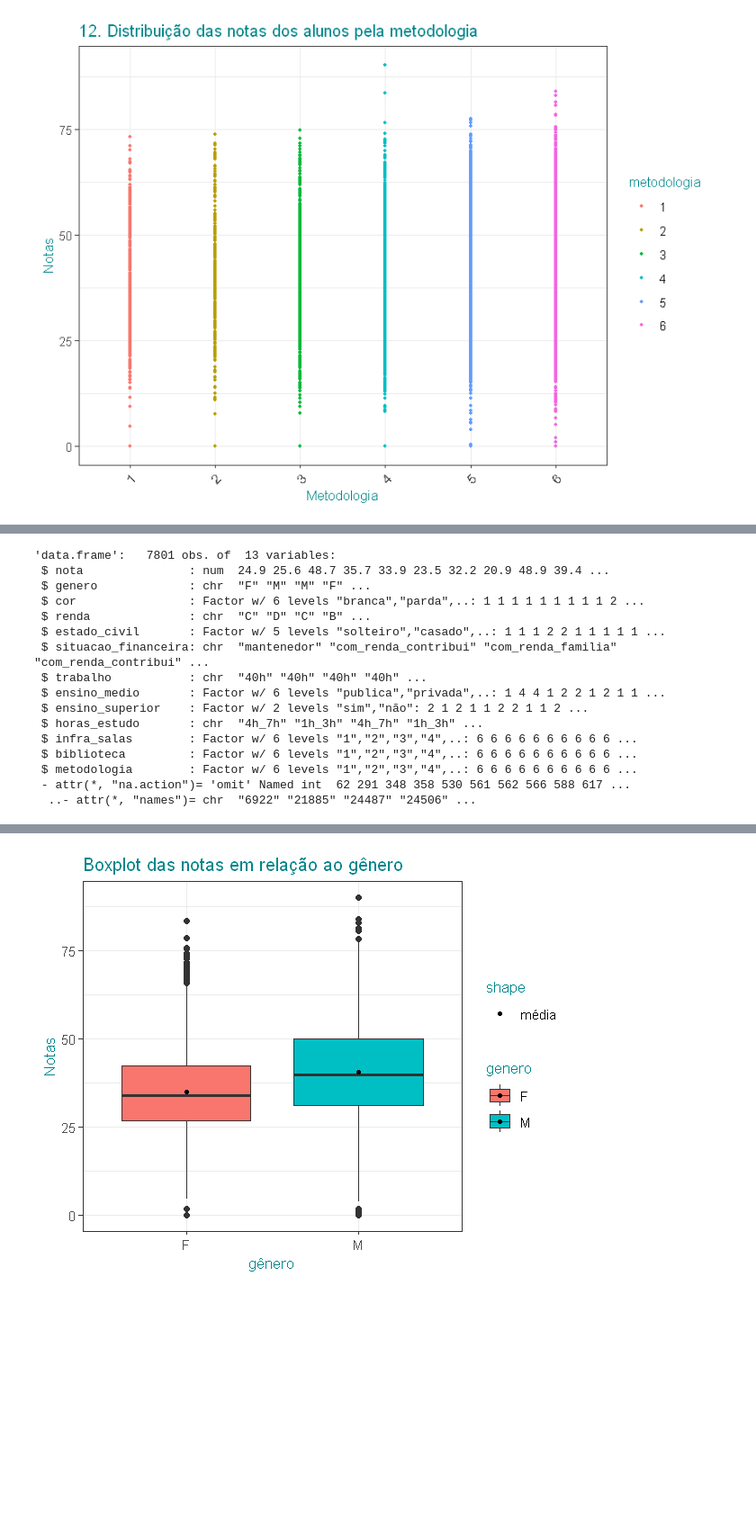
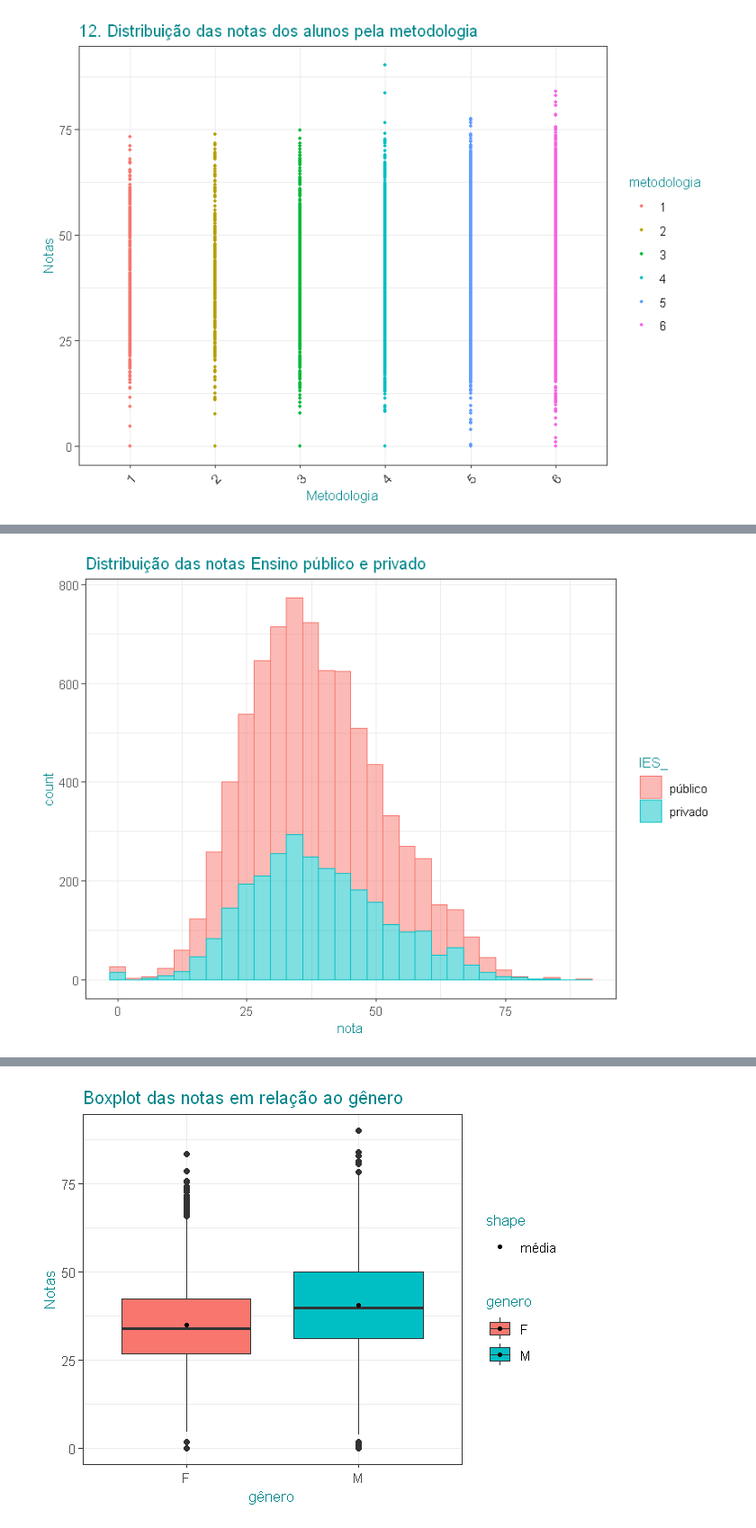
Before and after one commit to emariot/econometria, a Jupyter notebook: funcao_desempenho.ipynb, the cells around one changed output, grey strips where cells are left out. Shown: that part at 90% size. Cells and saved outputs as stored; diff of their text form; code cells hidden in the pictures; blank space fills up the shorter version.

```diff
--- a/funcao_desempenho.ipynb
+++ b/funcao_desempenho.ipynb
@@ -552,19 +470,8 @@ summary(df[df$turno=='matutino',3])
-# %%
-str(df_1)
-# %% [output]
-'data.frame':   7801 obs. of  13 variables:
- $ nota               : num  24.9 25.6 48.7 35.7 33.9 23.5 32.2 20.9 48.9 39.4 ...
- $ genero             : chr  "F" "M" "M" "F" ...
- $ cor                : Factor w/ 6 levels "branca","parda",..: 1 1 1 1 1 1 1 1 1 2 ...
- $ renda              : chr  "C" "D" "C" "B" ...
- $ estado_civil       : Factor w/ 5 levels "solteiro","casado",..: 1 1 1 2 2 1 1 1 1 1 ...
- $ situacao_financeira: chr  "mantenedor" "com_renda_contribui" "com_renda_familia" "com_renda_contribui" ...
- $ trabalho           : chr  "40h" "40h" "40h" "40h" ...
- $ ensino_medio       : Factor w/ 6 levels "publica","privada",..: 1 4 4 1 2 2 1 2 1 1 ...
- $ ensino_superior    : Factor w/ 2 levels "sim","não": 2 1 2 1 1 2 2 1 1 2 ...
- $ horas_estudo       : chr  "4h_7h" "1h_3h" "4h_7h" "1h_3h" ...
- $ infra_salas        : Factor w/ 6 levels "1","2","3","4",..: 6 6 6 6 6 6 6 6 6 6 ...
- $ biblioteca         : Factor w/ 6 levels "1","2","3","4",..: 6 6 6 6 6 6 6 6 6 6 ...
- $ metodologia        : Factor w/ 6 levels "1","2","3","4",..: 6 6 6 6 6 6 6 6 6 6 ...
- - attr(*, "na.action")= 'omit' Named int  62 291 348 358 530 561 562 566 588 617 ...
-  ..- attr(*, "names")= chr  "6922" "21885" "24487" "24506" ...
+# %%
+ggplot(df_1, aes(x=nota, color=IES_, fill=IES_)) +
+    geom_histogram(alpha=0.5, bins = 30)+
+    ggtitle("Distribuição das notas Ensino público e privado")+
+    theme_bw()+
+    theme(title=element_text(size=10,color="turquoise4"))
+# %% [output]
+[figure, added]
```
Also changed, not shown: parts of 134 cells of this notebook.
